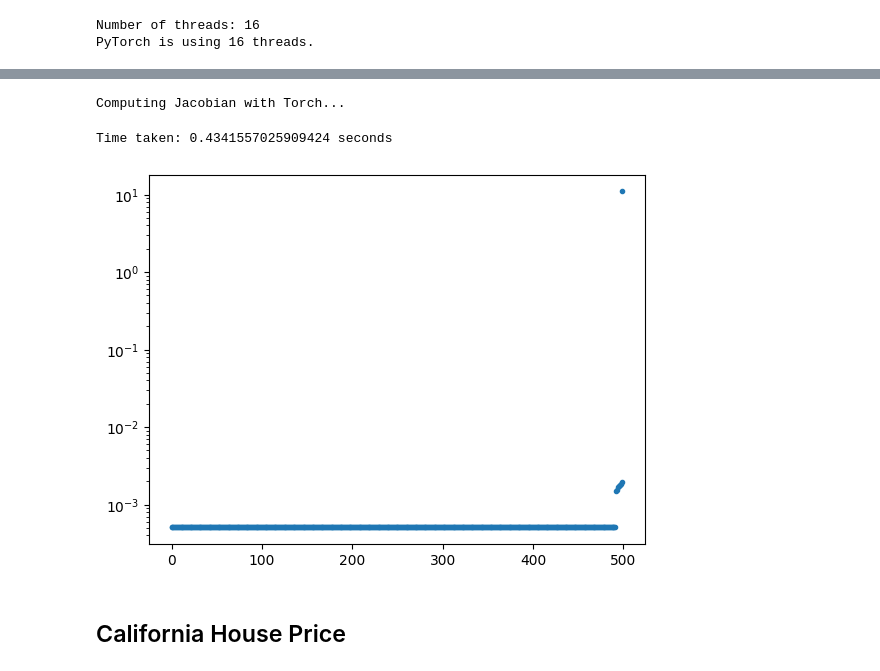
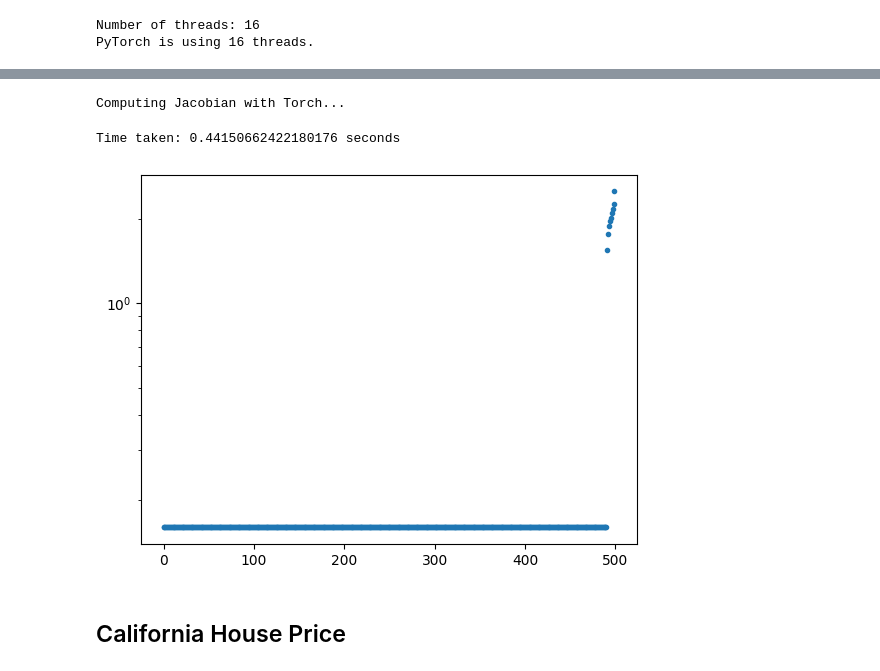
Before and after one commit to tristanth03/DMML, a Jupyter notebook: lokaverkefni/Data/prem_results.ipynb, the cells around one changed output, grey strips where cells are left out. Saved outputs shown, nothing was run; the diff lists cells and outputs as text; code cells hidden in the pictures.

```diff
--- a/lokaverkefni/Data/prem_results.ipynb
+++ b/lokaverkefni/Data/prem_results.ipynb
@@ -26,22 +26,23 @@ from matplotlib.patches import FancyBboxPatch
 torch.manual_seed(123)
 
 # Step 1: Define the wave function with noise in PyTorch
-def noisy_gaussian_wave_function(x, k=1, sigma=1, A=1):
+def noisy_gaussian_wave_function(x, k=1, sigma=1, A=1,alpha=0.2):
     """Generates a Gaussian wave packet with added noise epsilon ~ N(0,1)."""
     epsilon = torch.normal(mean=0.0, std=1.0, size=x.shape)  # Generate noise (epsilon) from N(0,1)
-    return A * torch.exp(-((x+0.005*epsilon)**2) / (2 * sigma**2)) * torch.cos(k * x + epsilon * 0.1)
+
+    return A * torch.exp(-(x**2) / (2 * sigma**2)) * torch.cos(k * x + epsilon *alpha)
 
 # Parameters
 A = 1
 sigma = 0.2
 k = 20
-alpha = 0.2
+alpha = 0.1
 
 # Step 2: Define the range of x values
-x_vals = torch.linspace(0, 1, 500)
+x_vals = torch.linspace(-5, 5, 500)
 
 # Step 3: Generate the wave function with noise
-psi_vals = noisy_gaussian_wave_function(x_vals, k=k, sigma=sigma, A=A)
+psi_vals = noisy_gaussian_wave_function(x_vals, k=k, sigma=sigma, A=A,alpha=alpha)
 
 # Step 4: Convert to numpy for plotting (since matplotlib works with numpy arrays)
 x_vals_np = x_vals.numpy()
@@ -77,7 +78,7 @@ plt.show()
 from kernel_layer import KernelMatrix
 from kernel_layer import DenseNTK
 import torch.nn as nn
-torch.manual_seed(123)
+
 
 
 def ffnn_model(D, K, M):
@@ -88,37 +89,39 @@ def ffnn_model(D, K, M):
     layers.append(DenseNTK(D, M[0], activation=nn.ReLU(), bias=True))
 
     # Add the remaining hidden layers dynamically
     for i in range(1, len(M)):
         layers.append(DenseNTK(M[i-1], M[i], activation=nn.ReLU(), bias=True))
 
     # Add the final output layer with the last hidden layer size and output size K
     layers.append(DenseNTK(M[-1], K, activation=nn.Identity(), bias=True))
 
     # Create the model using nn.Sequential
     model = nn.Sequential(*layers)
 
     return model
 
 
 D = x_vals.shape[0]
 K = psi_vals.shape[0]
-M = [128]  # Number of nodes per hidden layer
+M = [200,20]  # Number of nodes per hidden layer
 NTK_ = KernelMatrix()
 model = ffnn_model(D,K,M)
 Df = NTK_.jacobian_torch(model, x_vals, show_progress=True)
 
 kernel = torch.mm(Df,Df.T)
 # eigenvalues are real (for the kernel matrix)
 eig = torch.linalg.eigvals(kernel).real.to(dtype=torch.float32)
-eta = 1/(eig[1].item()) # 1/(lambda_max)
+eig = torch.abs(eig)
+eig = torch.sort(eig)[0]
+# eta = 1/(eig[1].item()) # 1/(lambda_max)
 
-plt.plot(torch.sort(eig)[0],'.')
+plt.plot(eig,'.')
 
 plt.yscale('log')
 plt.show()
 # %% [output]
 Computing Jacobian with Torch...
-Time taken: 0.4341557025909424 seconds
+Time taken: 0.44150662422180176 seconds
-[figure, old version]
+[figure, new version]
 # %% [markdown]
 ## California House Price
```
Also changed, not shown: parts of 6 cells of this notebook, 2 other files.
